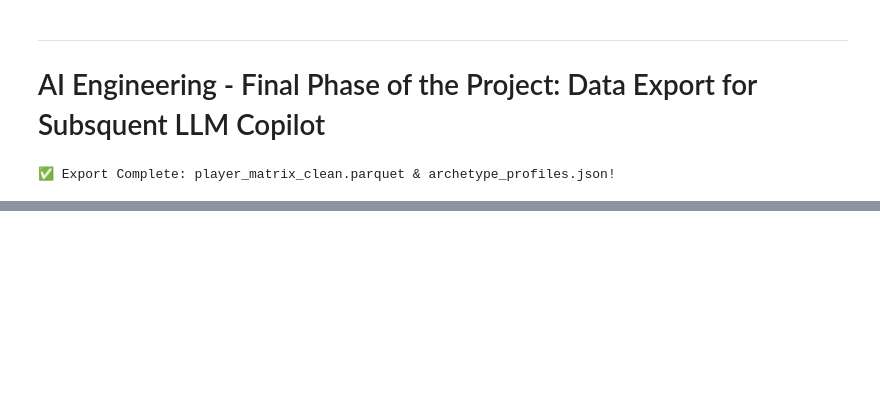
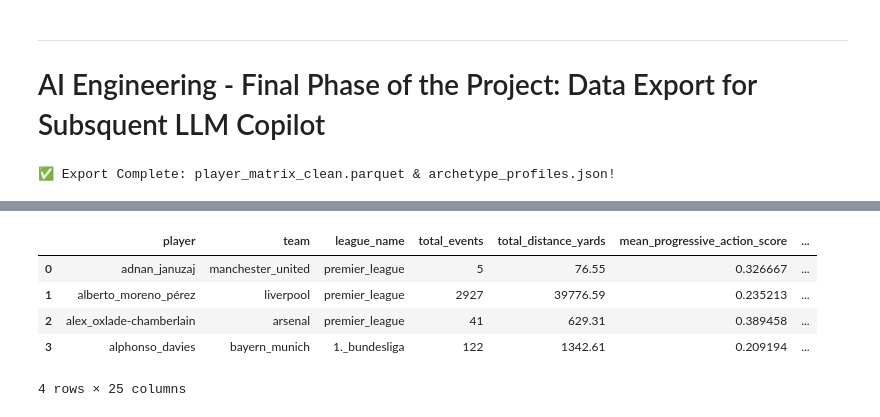
Before and after one commit to alijrizvi/european-football-player-archetypes, a Jupyter notebook: notebooks/04_ml_pca+clustering.ipynb, the cells around one changed output, grey strips where cells are left out. Cells and saved outputs as stored; diff of their text form; code cells hidden in the pictures; blank space fills up the shorter version.

```diff
--- a/notebooks/04_ml_pca+clustering.ipynb
+++ b/notebooks/04_ml_pca+clustering.ipynb
@@ -859,0 +820,9 @@ def get_top_archetype_players(
+# %%
+player_matrix_clean.head(4)
+# %% [output]
+|  | player | team | league_name | total_events | total_distance_yards | mean_progressive_action_score | ... |
+| 0 | adnan_januzaj | manchester_united | premier_league | 5 | 76.55 | 0.326667 | ... |
+| 1 | alberto_moreno_pérez | liverpool | premier_league | 2927 | 39776.59 | 0.235213 | ... |
+| 2 | alex_oxlade-chamberlain | arsenal | premier_league | 41 | 629.31 | 0.389458 | ... |
+| 3 | alphonso_davies | bayern_munich | 1._bundesliga | 122 | 1342.61 | 0.209194 | ... |
+4 rows × 25 columns
```
Also changed, not shown: parts of 15 cells of this notebook.
